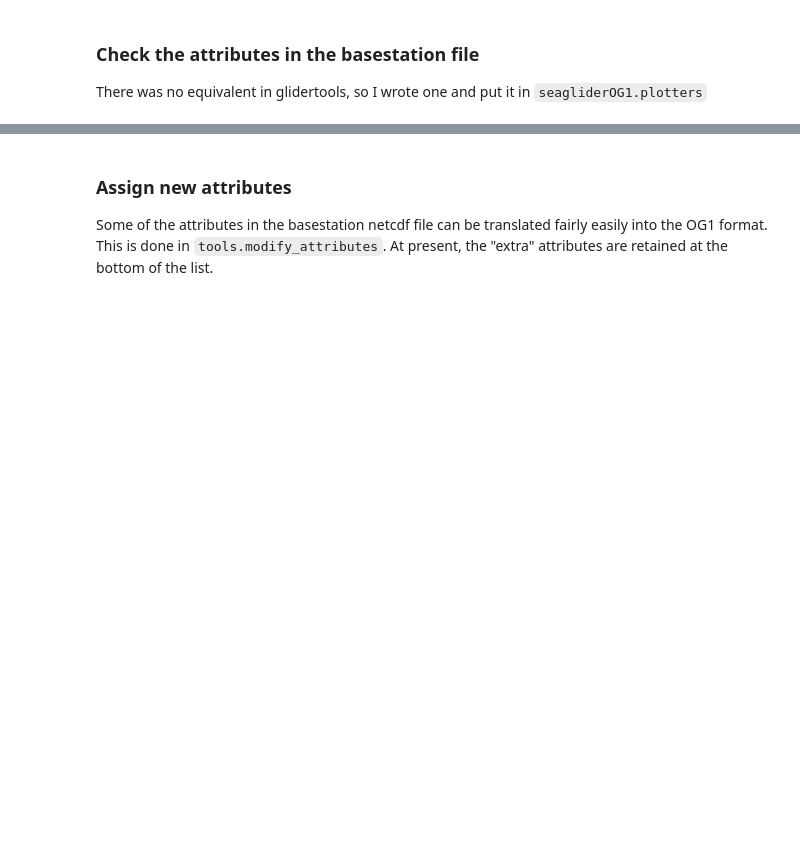
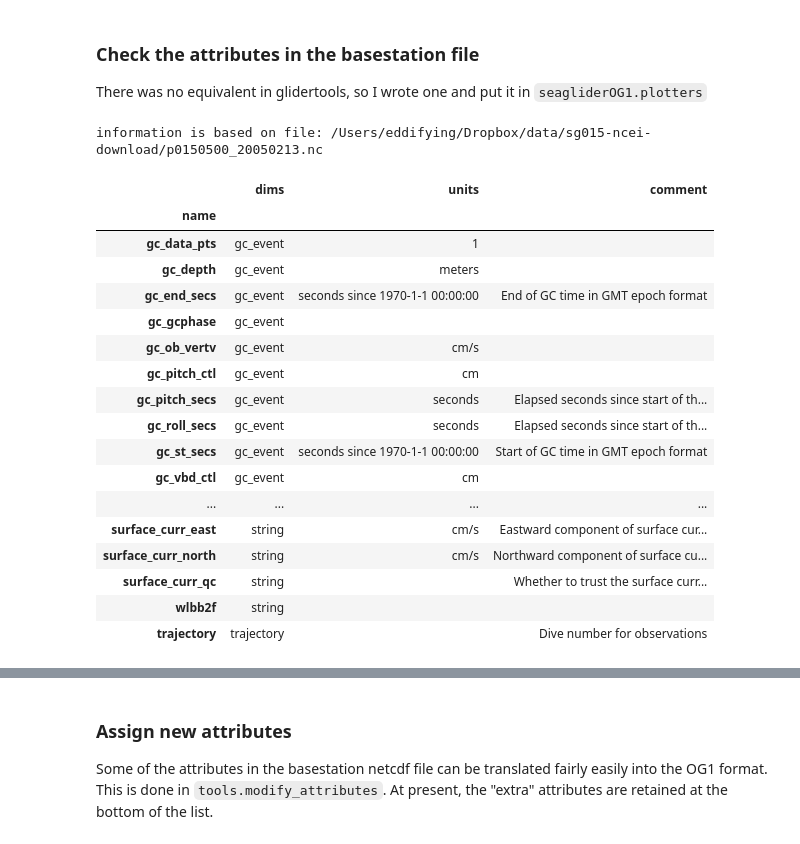
Before and after one commit to ocean-uhh/seagliderOG1, a Jupyter notebook: notebooks/demo.ipynb, the cells around one changed output, grey strips where cells are left out. Saved outputs shown, nothing was run; the diff lists cells and outputs as text; code cells hidden in the pictures; blank space fills up the shorter version.

```diff
--- a/notebooks/demo.ipynb
+++ b/notebooks/demo.ipynb
@@ -94,9 +100,29 @@ There was no equivalent in glidertools, so I wrote one and put it in `seagliderO
 # %%
 file_list = ['p0150500_20050213.nc', 'p0150501_20050213.nc', 'p0150502_20050214.nc', 'p0150503_20050214.nc', 'p0150504_20050215.nc'];
 filenames = input_dir + "/" + file_list[0]
 
 # Show the result
-#plotters.show_contents(filenames,'vars')
+plotters.show_contents(filenames,'vars')
+# %% [output]
+information is based on file: /Users/eddifying/Dropbox/data/sg015-ncei-download/p0150500_20050213.nc
+|  | dims | units | comment |
+| name |  |  |  |
+| gc_data_pts | gc_event | 1 |  |
+| gc_depth | gc_event | meters |  |
+| gc_end_secs | gc_event | seconds since 1970-1-1 00:00:00 | End of GC time in GMT epoch format |
+| gc_gcphase | gc_event |  |  |
+| gc_ob_vertv | gc_event | cm/s |  |
+| gc_pitch_ctl | gc_event | cm |  |
+| gc_pitch_secs | gc_event | seconds | Elapsed seconds since start of th... |
+| gc_roll_secs | gc_event | seconds | Elapsed seconds since start of th... |
+| gc_st_secs | gc_event | seconds since 1970-1-1 00:00:00 | Start of GC time in GMT epoch format |
+| gc_vbd_ctl | gc_event | cm |  |
+| ... | ... | ... | ... |
+| surface_curr_east | string | cm/s | Eastward component of surface cur... |
+| surface_curr_north | string | cm/s | Northward component of surface cu... |
+| surface_curr_qc | string |  | Whether to trust the surface curr... |
+| wlbb2f | string |  |  |
+| trajectory | trajectory |  | Dive number for observations |
 # %%
 # Check what we're going to delete in concatenating datasets with fetchers.load_dataset()
 
```
Also changed, not shown: parts of 12 cells of this notebook, 3 other files.
